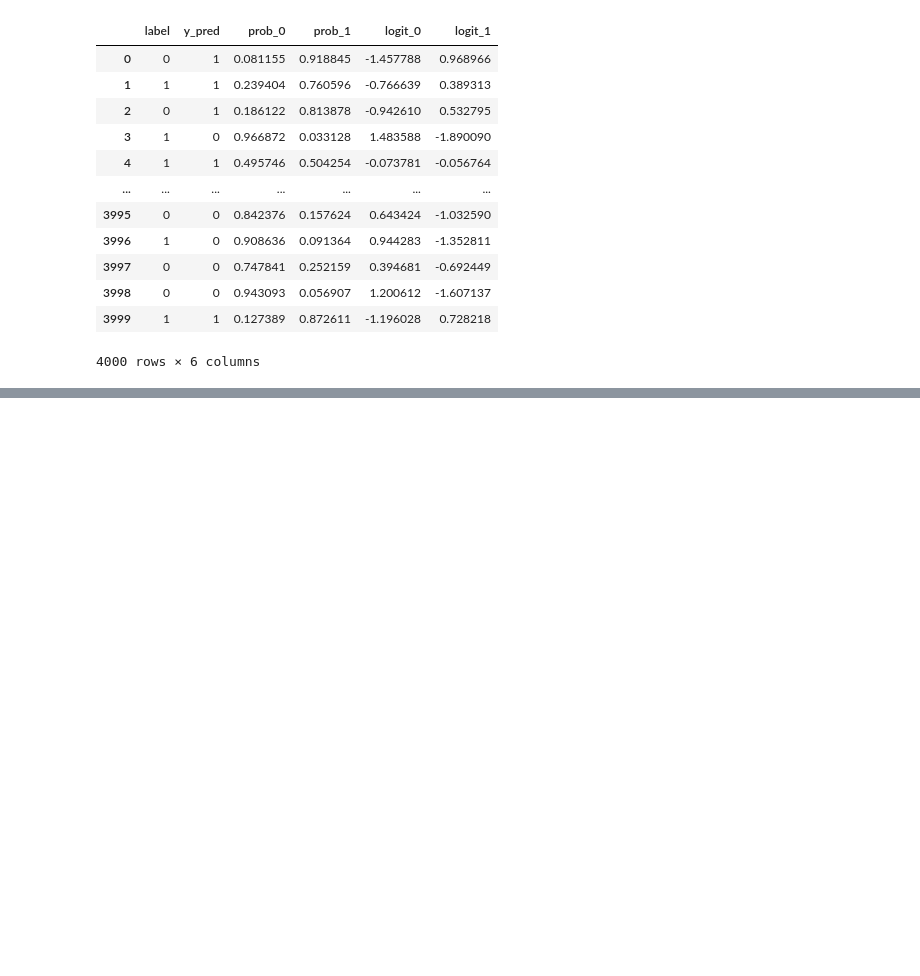
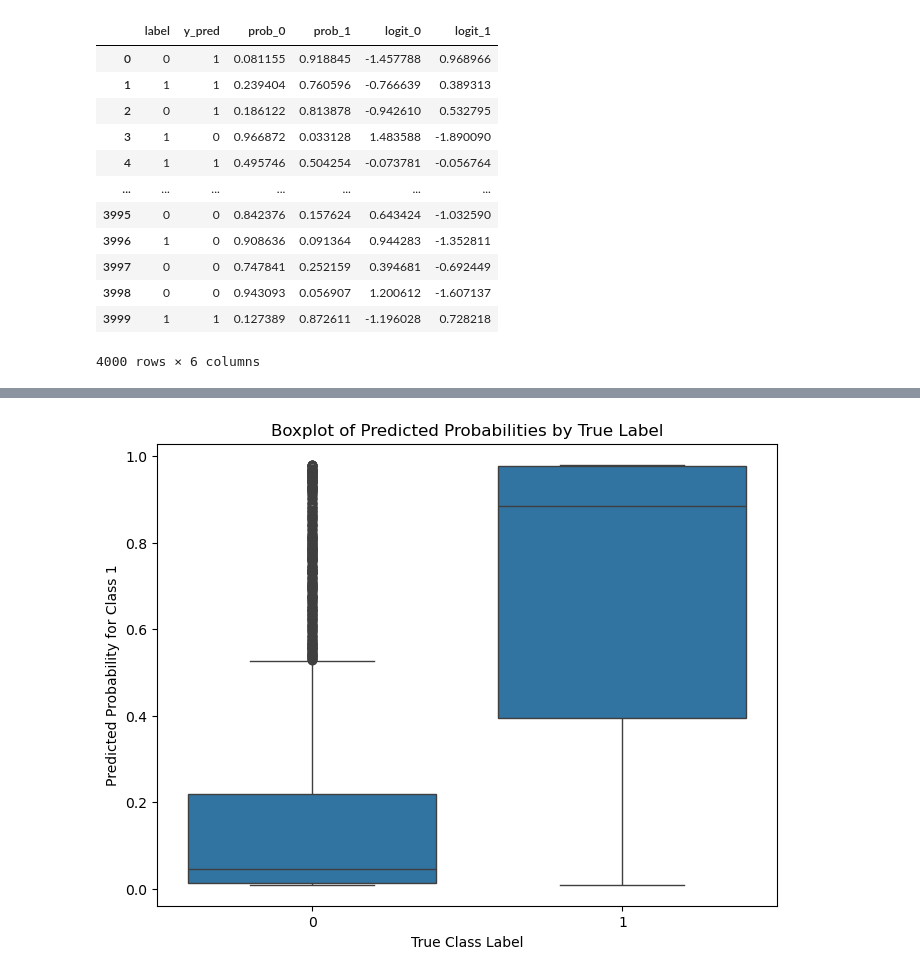
Before and after one commit to SvenGerloff/online_sexism_detection, a Jupyter notebook: milestone_2/02_classification_DL.ipynb, the cells around one changed output, grey strips where cells are left out. Saved outputs shown, nothing was run; the diff lists cells and outputs as text; code cells hidden in the pictures; blank space fills up the shorter version.

```diff
--- a/milestone_2/02_classification_DL.ipynb
+++ b/milestone_2/02_classification_DL.ipynb
@@ -291,0 +395,4 @@ df_try
+# %%
+plot_boxplot_predicted_probabilities(df_output)
+# %% [output]
+[figure, added]
```
Also changed, not shown: parts of 19 cells of this notebook, 4 other files.
